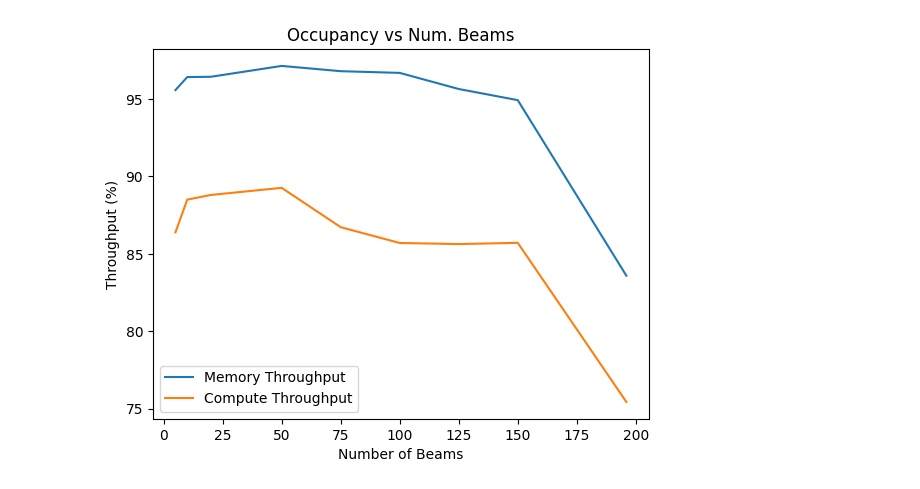
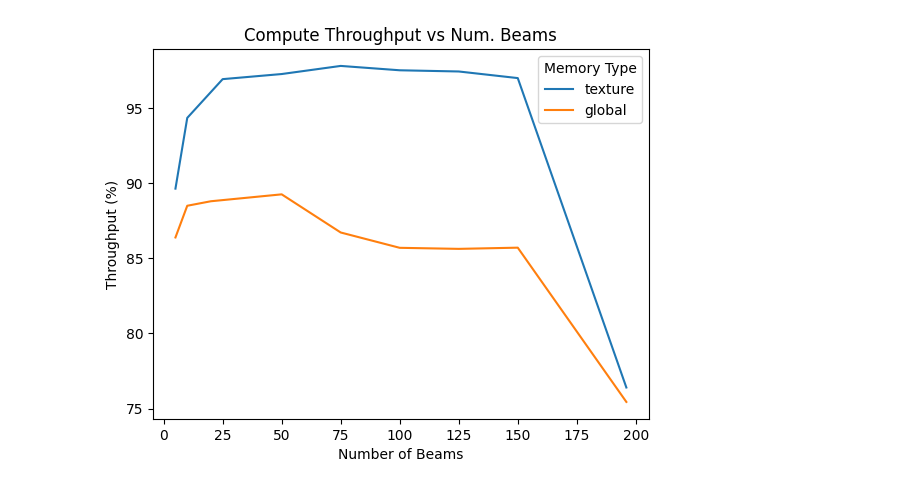
Before and after one commit to jdgsmallwood/cuda-beamformer, a Jupyter notebook: create_charts.ipynb, the cells around one changed output. Saved outputs shown, nothing was run; the diff lists cells and outputs as text; code cells hidden in the pictures.

```diff
--- a/create_charts.ipynb
+++ b/create_charts.ipynb
@@ -5,6 +5,7 @@ import matplotlib.pyplot as plt
 
 data = pd.read_clipboard()
 # %%
+data = data.rename(columns={"type": "Memory Type"})
 data.columns
 # %% [output]
 Index(['Start Time', 'Duration', 'Run ID', 'Name', 'Source Type',
@@ -18,2 +19,4 @@ Index(['Start Time', 'Duration', 'Run ID', 'Name', 'Source Type',
       dtype='object')
+# %%
+SAVE_FIG = True
 # %%
@@ -60,15 +66,16 @@ plt.savefig("plots/duration_per_beam_vs_num_beams.png")
 # %%
-ax = sns.lineplot(data, x='number_of_beams', y='memory_throughput', label="Memory Throughput")
+ax = sns.lineplot(data, x='number_of_beams', y='compute_throughput', hue="Memory Type")
 
 
-sns.lineplot(data, x="number_of_beams", y='compute_throughput', label = "Compute Throughput")
+#sns.lineplot(data, x="number_of_beams", y='compute_throughput', label = "Compute Throughput")
 
 
 
-plt.title("Occupancy vs Num. Beams")
+plt.title("Compute Throughput vs Num. Beams")
 ax.set_xlabel("Number of Beams")
 ax.set_ylabel("Throughput (%)")
-plt.savefig("plots/throughput_vs_num_beams.png")
+if SAVE_FIG:
+    plt.savefig("plots/compute_throughput_vs_num_beams.png")
 # %% [output]
-[figure, old version]
+[figure, new version]
 # %%
```
Also changed, not shown: parts of 6 cells of this notebook, 12 other files.
